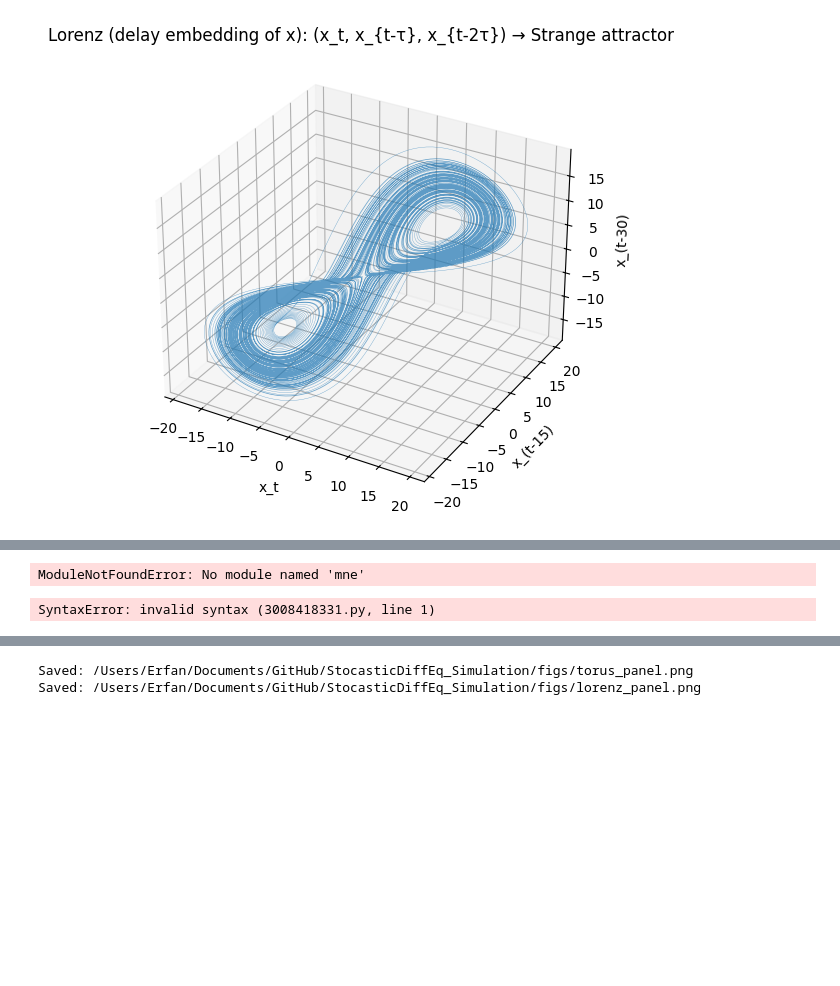
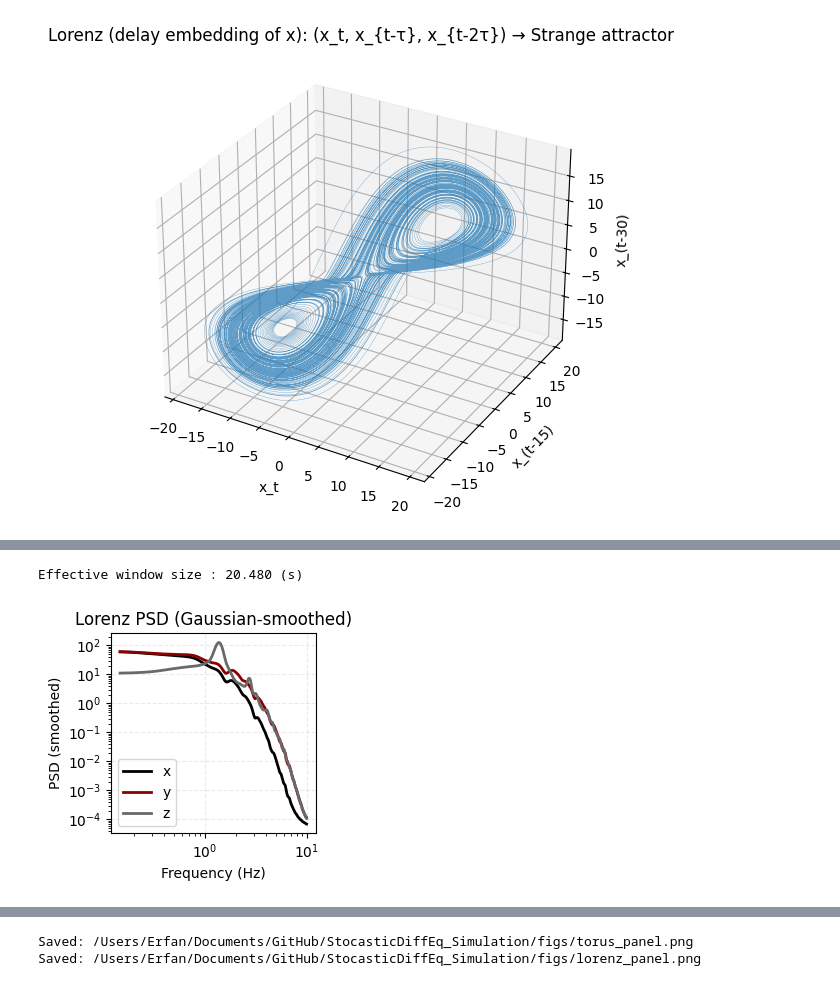
Before and after one commit to erfanzabeh/StocasticDiffEq_Simulation, a Jupyter notebook: TimeVariying_AR_Simualtion copy.ipynb, the cells around one changed output, grey strips where cells are left out. Drawn from its saved outputs; the diff is of its cells as text; code cells hidden in the pictures; blank space fills up the shorter version.

```diff
--- a/TimeVariying_AR_Simualtion copy.ipynb
+++ b/TimeVariying_AR_Simualtion copy.ipynb
@@ -225,47 +225,69 @@ plt.show()
 # %%
 import numpy as np
 import matplotlib.pyplot as plt
 import mne
 
-# --- Lorenz simulator (as before) ---
-def lorenz(T_steps=40000, dt=0.005, sigma=10.0, rho=28.0, beta=8/3, x0=(1.0, 1.0, 1.0)):
+# --- Lorenz simulator ---
+def lorenz(T_steps=40000, dt=0.005, sigma=10.0, rho=28.0, beta=8/3, x0=(1.0,1.0,1.0)):
     x, y, z = x0
-    xs, ys, zs = [], [], []
-    for _ in range(T_steps):
-        dx = sigma*(y-x)
-        dy = x*(rho - z) - y
-        dz = x*y - beta*z
+    xs, ys, zs = np.empty(T_steps), np.empty(T_steps), np.empty(T_steps)
+    for i in range(T_steps):
+        dx = sigma*(y-x); dy = x*(rho-z) - y; dz = x*y - beta*z
         x += dx*dt; y += dy*dt; z += dz*dt
-        xs.append(x); ys.append(y); zs.append(z)
-    return np.array(xs), np.array(ys), np.array(zs), dt
+        xs[i], ys[i], zs[i] = x, y, z
+    return xs, ys, zs, dt
 
-# --- simulate Lorenz ---
+# --- simulate ---
 xs, ys, zs, dt = lorenz()
-fs = 1.0 / dt  # sampling rate
+fs = 1.0/dt
+burn = 2000  # drop transient
+data = np.vstack([xs[burn:], ys[burn:], zs[burn:]])  # shape = (3, n_times)
 
-# --- use MNE to compute PSD (Welch) ---
-psds, freqs = mne.time_frequency.psd_array_welch(xs[np.newaxis, :],
-                                                 sfreq=fs,
-                                                 fmin=0.1, fmax=50,
-                                                 n_fft=2048,
-                                                 n_overlap=1024,
-                                                 average='mean')
+# --- compute PSD for all three channels ---
+psds, freqs = mne.time_frequency.psd_array_welch(
+    data,
+    sfreq=fs,
+    fmin=0.1, fmax=10,
+    n_fft=4096,
+    n_overlap=2048,
+    average='mean'
+)
 
-# psds has shape (n_channels, n_freqs); here just 1 channel
-plt.figure(figsize=(6,4))
-plt.semilogy(freqs, psds[0], color='k')
+# # --- plot all channels ---
+# plt.figure(figsize=(3,3))
+# plt.loglog(freqs, psds[0], label='x', color='k', lw=1.6)
+# plt.loglog(freqs, psds[1], label='y', color='darkred', lw=1.3)
+# plt.loglog(freqs, psds[2], label='z', color='dimgray', lw=1.3)
+# plt.xlabel("Frequency (Hz)")
+# plt.ylabel("PSD (a.u./Hz)")
+# plt.title("Lorenz PSD via MNE (Welch)")
+# plt.grid(True, ls="--", alpha=0.25)
+# plt.legend()
+# plt.tight_layout()
+# plt.show()
+# #
+
+from scipy.ndimage import gaussian_filter1d
+
+# smooth each PSD along frequency axis
+Pxx_smooth = gaussian_filter1d(psds[0], sigma=2)
+Pyy_smooth = gaussian_filter1d(psds[1], sigma=2)
+Pzz_smooth = gaussian_filter1d(psds[2], sigma=2)
+
+plt.figure(figsize=(3,3))
+plt.loglog(freqs, Pxx_smooth, 'k', lw=2, label="x")
+plt.loglog(freqs, Pyy_smooth, 'darkred', lw=2, label="y")
+plt.loglog(freqs, Pzz_smooth, 'dimgray', lw=2, label="z")
 plt.xlabel("Frequency (Hz)")
-plt.ylabel("Power Spectral Density (a.u./Hz)")
-plt.title("Lorenz x-component PSD (MNE)")
-plt.grid(True, ls="--", alpha=0.3)
+plt.ylabel("PSD (smoothed)")
+plt.title("Lorenz PSD (Gaussian-smoothed)")
+plt.grid(True, ls="--", alpha=0.25)
+plt.legend()
 plt.tight_layout()
 plt.show()
 # %% [output]
-ModuleNotFoundError: No module named 'mne'
+Effective window size : 20.480 (s)
+[figure, added]
-# %%
-python -m ipykernel install --user --name rat_grid-master --display-name "rat_grid-master (py3.10)"
-# %% [output]
-SyntaxError: invalid syntax (3008418331.py, line 1)
 # %%
 import sys; print(sys.executable)
 import mne; print(mne.__version__)
```
Also changed, not shown: parts of 13 cells of this notebook, 1 other file.
